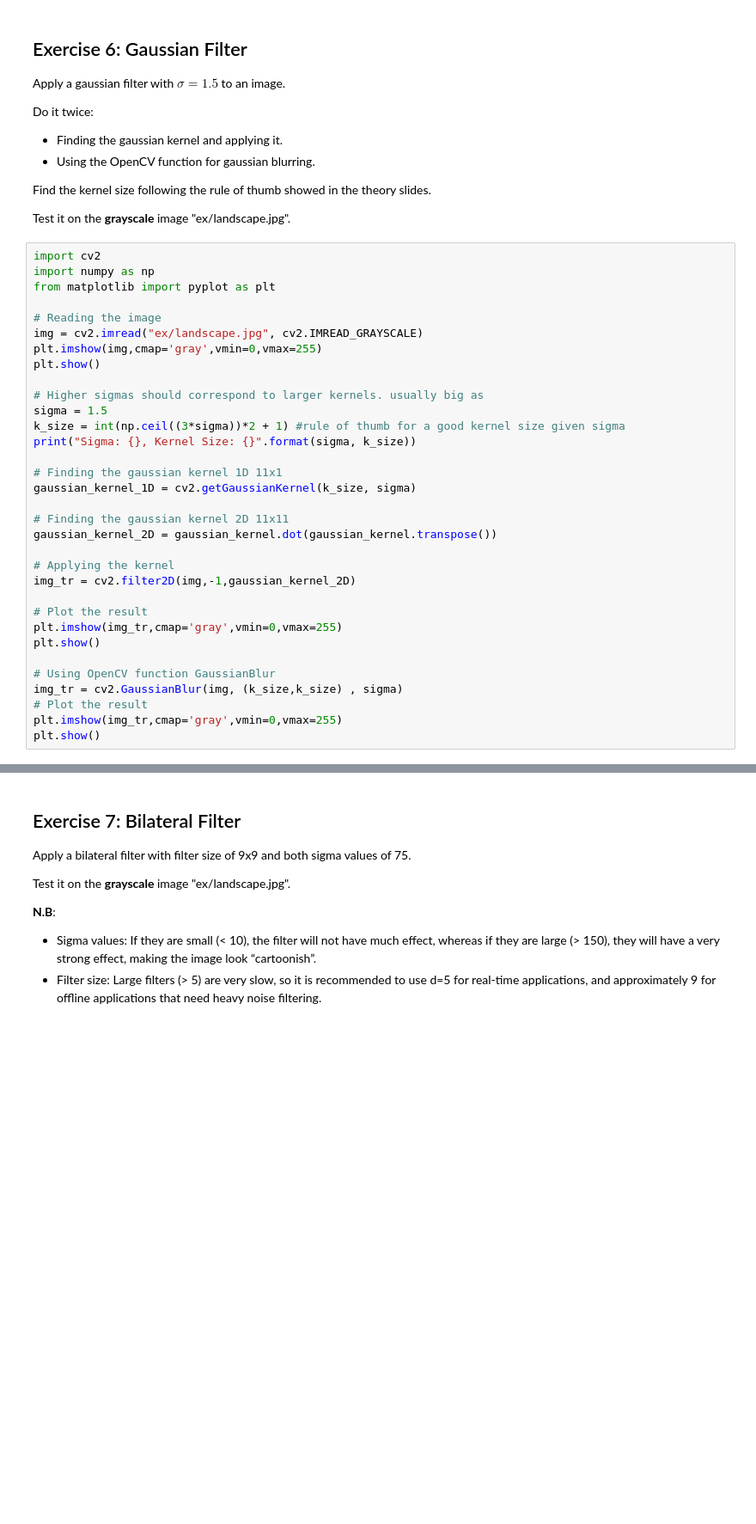
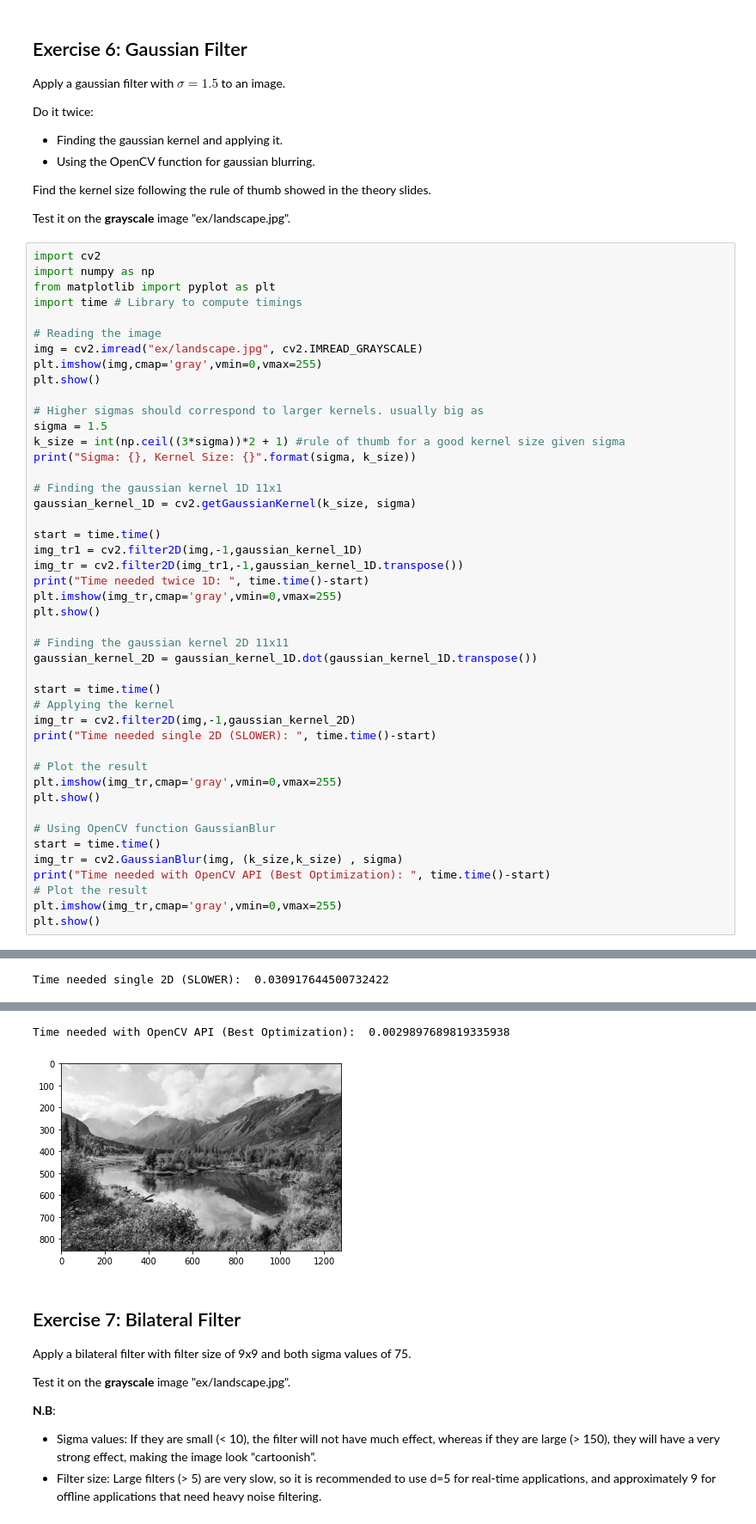
Before and after one commit to CVLAB-Unibo/ComputerVisionImageProcessing-LabSessions, a Jupyter notebook: LabSession4/LabSession4-ExercisesSolutions.ipynb, the cells around one changed output, grey strips where cells are left out. Shown at 86% size. Drawn from its saved outputs; the diff is of its cells as text; blank space fills up the shorter version.

```diff
--- a/LabSession4/LabSession4-ExercisesSolutions.ipynb
+++ b/LabSession4/LabSession4-ExercisesSolutions.ipynb
@@ -294,6 +293,7 @@ Test it on the __grayscale__ image "ex/landscape.jpg".
 import cv2
 import numpy as np
 from matplotlib import pyplot as plt
+import time # Library to compute timings
 
 # Reading the image
 img = cv2.imread("ex/landscape.jpg", cv2.IMREAD_GRAYSCALE)
@@ -308,18 +308,29 @@ print("Sigma: {}, Kernel Size: {}".format(sigma, k_size))
 # Finding the gaussian kernel 1D 11x1
 gaussian_kernel_1D = cv2.getGaussianKernel(k_size, sigma)
 
+start = time.time()
+img_tr1 = cv2.filter2D(img,-1,gaussian_kernel_1D)
+img_tr = cv2.filter2D(img_tr1,-1,gaussian_kernel_1D.transpose())
+print("Time needed twice 1D: ", time.time()-start)
+plt.imshow(img_tr,cmap='gray',vmin=0,vmax=255)
+plt.show()
+
 # Finding the gaussian kernel 2D 11x11
-gaussian_kernel_2D = gaussian_kernel.dot(gaussian_kernel.transpose())
+gaussian_kernel_2D = gaussian_kernel_1D.dot(gaussian_kernel_1D.transpose())
 
+start = time.time()
 # Applying the kernel
 img_tr = cv2.filter2D(img,-1,gaussian_kernel_2D)
+print("Time needed single 2D (SLOWER): ", time.time()-start)
 
 # Plot the result
 plt.imshow(img_tr,cmap='gray',vmin=0,vmax=255)
 plt.show()
 
 # Using OpenCV function GaussianBlur
+start = time.time()
 img_tr = cv2.GaussianBlur(img, (k_size,k_size) , sigma)
+print("Time needed with OpenCV API (Best Optimization): ", time.time()-start)
 # Plot the result
 plt.imshow(img_tr,cmap='gray',vmin=0,vmax=255)
 plt.show()
@@ -329,5 +341,8 @@ Sigma: 1.5, Kernel Size: 11
 [figure]
+Time needed single 2D (SLOWER):  0.030917644500732422
 [figure]
+Time needed with OpenCV API (Best Optimization):  0.0029897689819335938
+[figure, added]
 # %% [markdown]
 ## Exercise 7: Bilateral Filter
 Apply a bilateral filter with filter size of 9x9 and both sigma values of 75.
```
Also changed, not shown: parts of 6 cells of this notebook, 1 other file.
